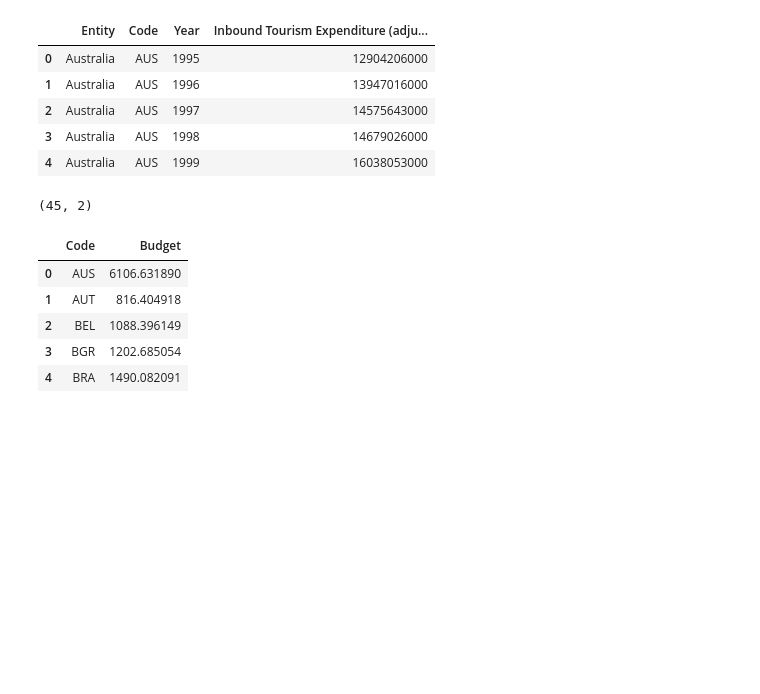
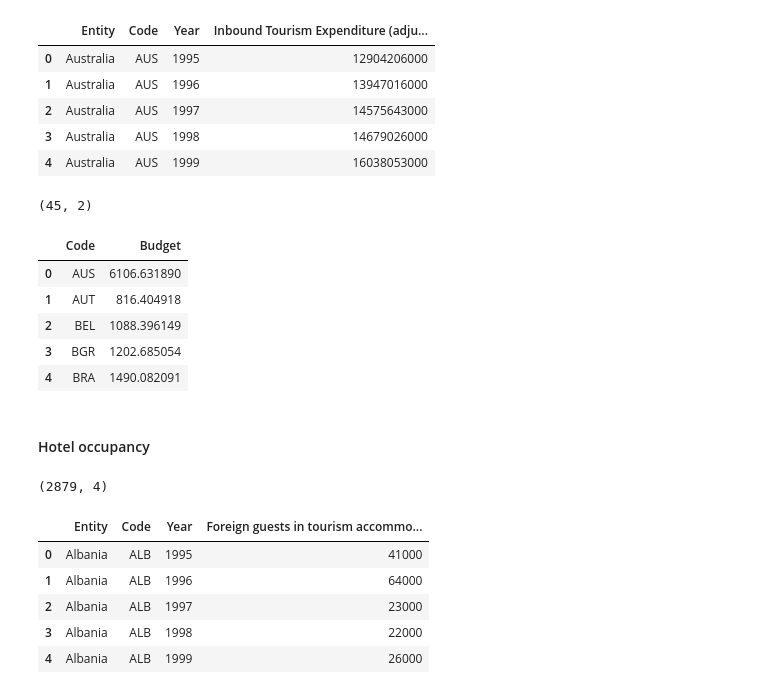
Before and after one commit to com-480-data-visualization/geo-viz, a Jupyter notebook: preprocessing/preprocessing.ipynb, the cells around one changed output. Drawn from its saved outputs; the diff is of its cells as text; code cells hidden in the pictures; blank space fills up the shorter version.

```diff
--- a/preprocessing/preprocessing.ipynb
+++ b/preprocessing/preprocessing.ipynb
@@ -131,3 +128,17 @@ expenditures_processed.head()
 | 2 | BEL | 1088.396149 |
 | 3 | BGR | 1202.685054 |
 | 4 | BRA | 1490.082091 |
+# %% [markdown]
+#### Hotel occupancy
+# %%
+hotels = pd.read_csv(DATA_PATH + "15-foreign-guests-in-hotels-and-similar-establishments.csv")
+print(hotels.shape)
+hotels.head()
+# %% [output]
+(2879, 4)
+|  | Entity | Code | Year | Foreign guests in tourism accommo... |
+| 0 | Albania | ALB | 1995 | 41000 |
+| 1 | Albania | ALB | 1996 | 64000 |
+| 2 | Albania | ALB | 1997 | 23000 |
+| 3 | Albania | ALB | 1998 | 22000 |
+| 4 | Albania | ALB | 1999 | 26000 |
```
Also changed, not shown: parts of 10 cells of this notebook, 4 other files.
